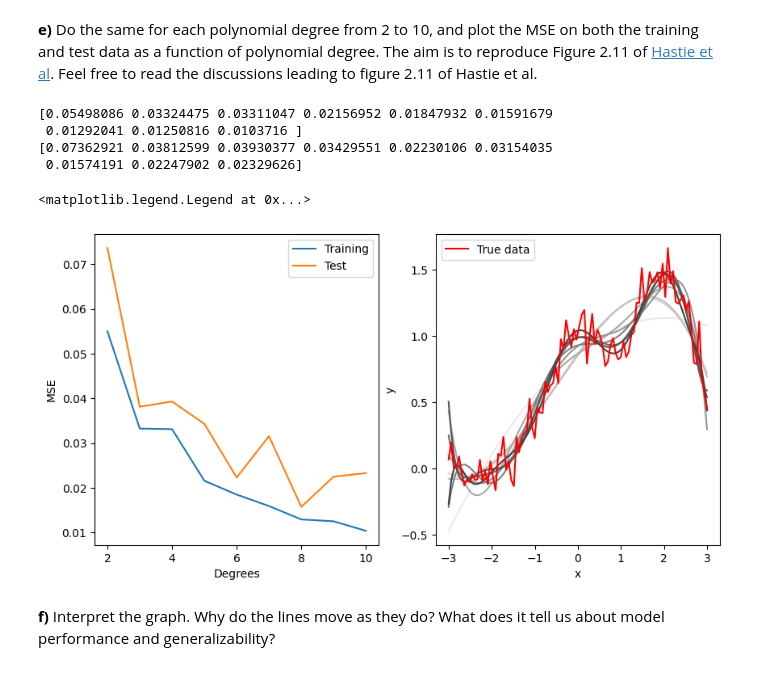
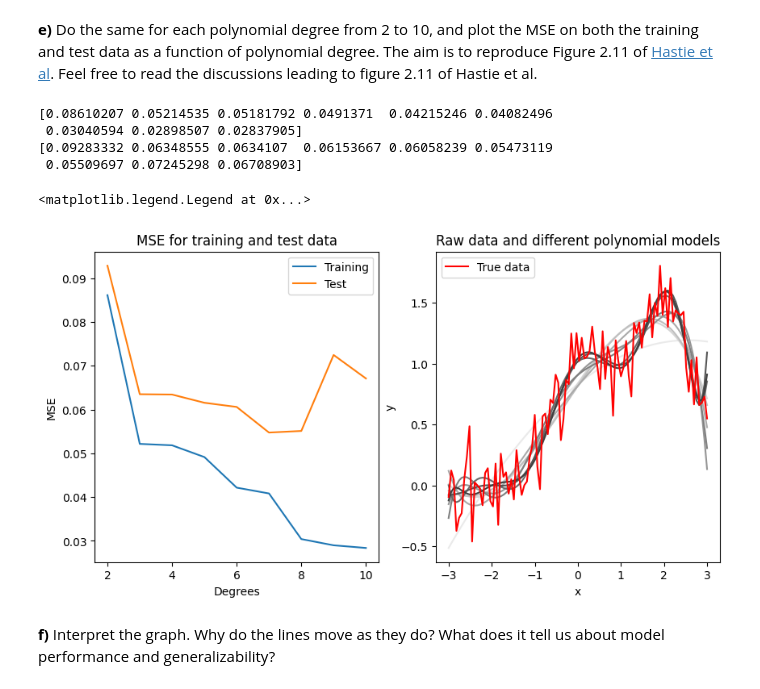
Before and after one commit to Waerstad/applied-ml-coursework, a Jupyter notebook: week35/exercisesweek35.ipynb, the cells around one changed output. Drawn from its saved outputs; the diff is of its cells as text; code cells hidden in the pictures.

```diff
--- a/week35/exercisesweek35.ipynb
+++ b/week35/exercisesweek35.ipynb
@@ -174,7 +188,7 @@ When fitting a polynomial with linear regression, we make each polynomial degree
 # %%
 n = 100
 x = np.linspace(-3, 3, n)
-y = np.exp(-x**2) + 1.5 * np.exp(-(x-2)**2) + np.random.normal(0, 0.1, n)
+y = np.exp(-x**2) + 1.5 * np.exp(-(x-2)**2) + np.random.normal(0, 0.2, n)
 # %% [markdown]
 **a)** Create a feature matrix $\boldsymbol{X}$ for the features $x, x^2, x^3, x^4, x^5$, including an intercept column of ones at the start. Make this into a function, as you will do this a lot over the next weeks.
 # %%
@@ -270,36 +284,40 @@ degrees = list(range(min_degree, max_degree+1))
 print(MSE_train_degs)
 print(MSE_test_degs)
 # %% [output]
-[0.05498086 0.03324475 0.03311047 0.02156952 0.01847932 0.01591679
- 0.01292041 0.01250816 0.0103716 ]
-[0.07362921 0.03812599 0.03930377 0.03429551 0.02230106 0.03154035
- 0.01574191 0.02247902 0.02329626]
+[0.08610207 0.05214535 0.05181792 0.0491371  0.04215246 0.04082496
+ 0.03040594 0.02898507 0.02837905]
+[0.09283332 0.06348555 0.0634107  0.06153667 0.06058239 0.05473119
+ 0.05509697 0.07245298 0.06708903]
 # %%
 import matplotlib.pyplot as plt
 # %%
 fig, (ax1, ax2) =  plt.subplots(1,2)
 fig.set_figheight(5)
 fig.set_figwidth(10)
 
 #ax1.set_aspect("equal")
 #ax2.set_aspect("equal")
 
 ax1.plot(degrees, MSE_train_degs, label="Training")
 ax1.plot(degrees, MSE_test_degs, label="Test")
 ax1.set_xlabel("Degrees")
 ax1.set_ylabel("MSE")
+ax1.set_title(f"MSE for training and test data")
 ax1.legend()
 
 for i, poly in enumerate(model_output_plots):
+    # plot each polynomial model in different shade of grey.
+    # from lighter to darker grey with increasing degree.
     ax2.plot(x, poly, color =((11-i)/12, (11-i)/12, (11-i)/12))
 
 ax2.plot(x,y, label="True data", color="red")
 
 ax2.set_xlabel("x")
 ax2.set_ylabel("y")
+ax2.set_title("Raw data and different polynomial models")
 ax2.legend()
 # %% [output]
 <matplotlib.legend.Legend at 0x...>
-[figure, old version]
+[figure, new version]
 # %% [markdown]
 **f)** Interpret the graph. Why do the lines move as they do? What does it tell us about model performance and generalizability?
```
Also changed, not shown: parts of 7 cells of this notebook, 5 other files.
